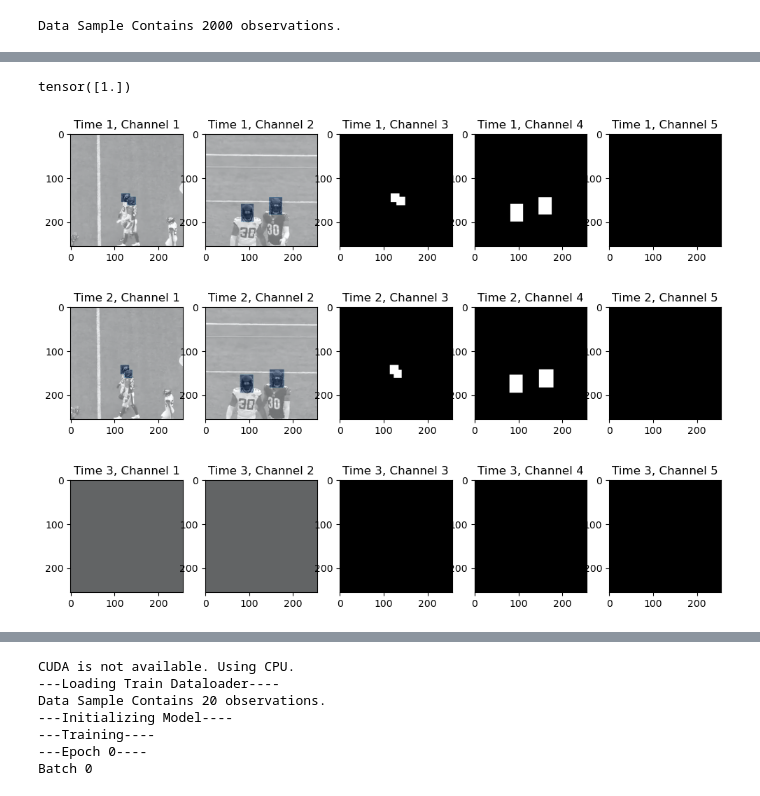
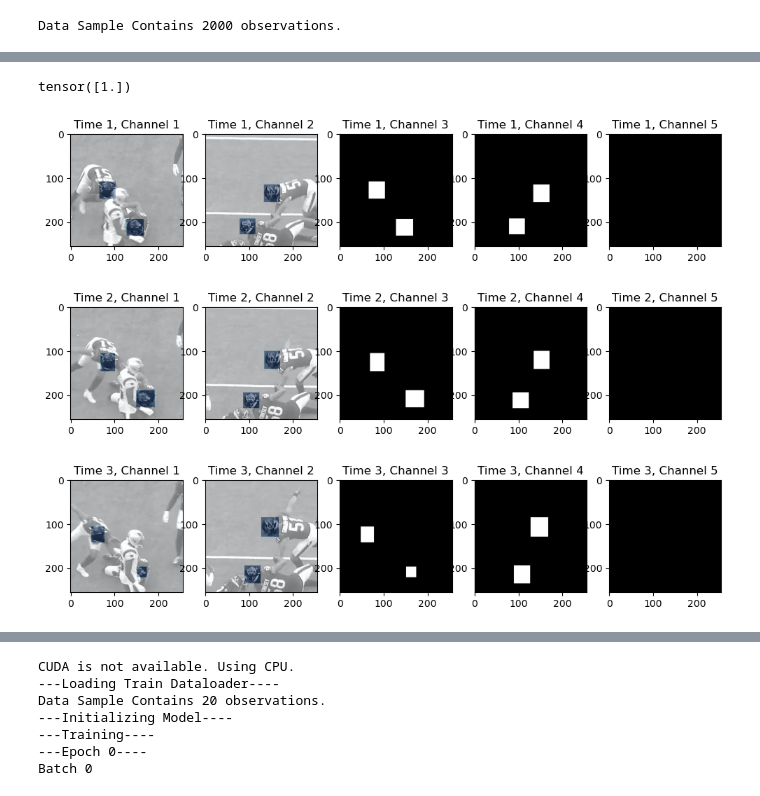
Before and after one commit to nickb1125/Contact-Detection, a Jupyter notebook: scrath.ipynb, the cells around one changed output, grey strips where cells are left out. Saved outputs shown, nothing was run; the diff lists cells and outputs as text; code cells hidden in the pictures.

```diff
--- a/scrath.ipynb
+++ b/scrath.ipynb
@@ -29,18 +41,18 @@ Play 1/230. (0 potential contact complete.)
 # %%
-images=train_dataset[4]
+images=train_dataset[845]
 j = 0
 for image in images[0]:
     j+=1
     fig, axs = plt.subplots(1, 5, figsize=(12, 4))
     for i in range(5):
         channel = image[i, :, :]
         axs[i].imshow(channel, cmap='gray')
         if i==0 or i==1:
             axs[i].imshow(image[i+2, :, :], alpha=0.4, cmap='Blues')
         axs[i].set_title(f'Time {j}, Channel {i+1}')
 print(images[1])
 # %% [output]
 tensor([1.])
-[figure, old version]
+[figure, new version]
-[figure, old version]
+[figure, new version]
-[figure, old version]
+[figure, new version]
```
Also changed, not shown: parts of 12 cells of this notebook, 2 other files.
